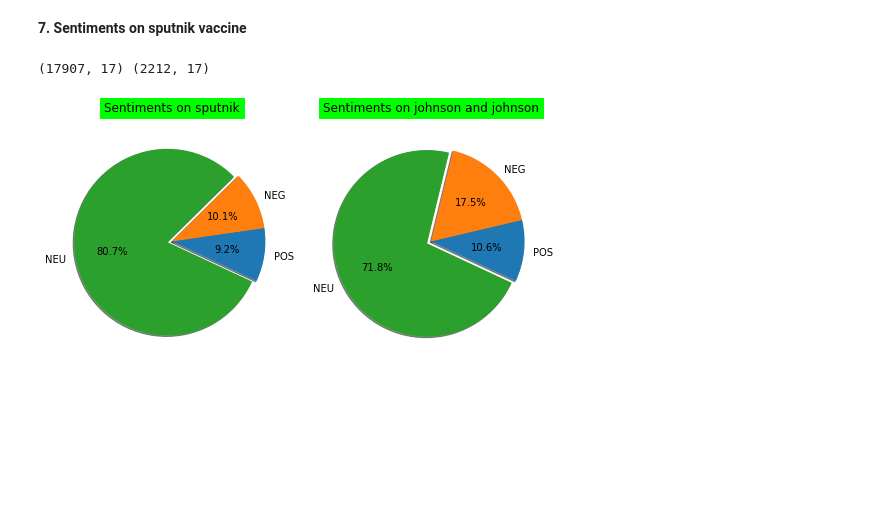
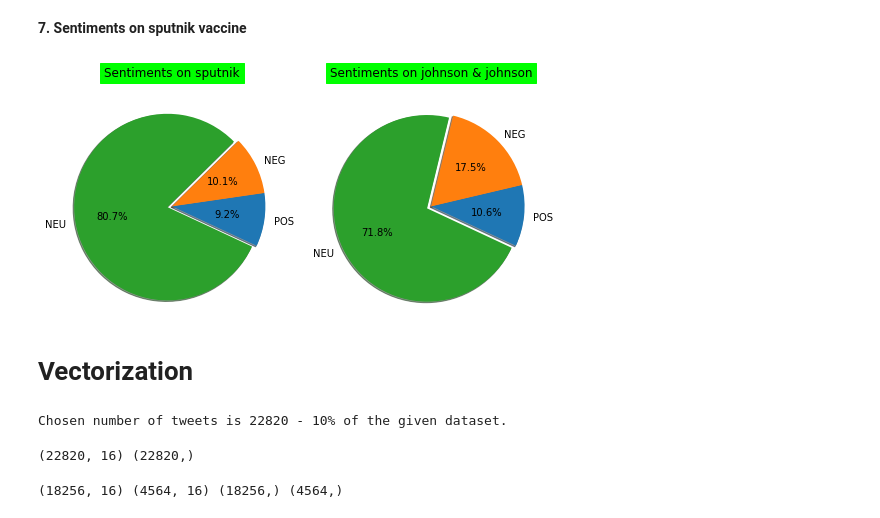
Before and after one commit to EliasEconomou/DataMining1-Sentiment-Analysis, a Jupyter notebook: DataMining1_Sentiment_Analysis.ipynb, the cells around one changed output. Drawn from its saved outputs; the diff is of its cells as text; code cells hidden in the pictures; blank space fills up the shorter version.

Commit message:
vectorization - started svm classifier implementation

```diff
--- a/DataMining1_Sentiment_Analysis.ipynb
+++ b/DataMining1_Sentiment_Analysis.ipynb
@@ -319,40 +321,36 @@ tempDf["text"] = tempDf["text"].str.lower()
 # Search for sub-strings and keep the rows
 df1 = tempDf[tempDf["text"].str.contains("sputnik")]
 df2 = tempDf[tempDf["text"].str.contains("johnson")]
-
-print(df1.shape,df2.shape)
-# %% [output]
-(17907, 17) (2212, 17)
 # %%
 # Count the appearances of sentiments in a dictionary in each df
 sentimentDict1 = {'POS' : 0, 'NEG' : 0, 'NEU' : 0}
 for sentiment in df1["sentiment"]:
   sentimentDict1[sentiment] += 1
 
 sentimentDict2 = {'POS' : 0, 'NEG' : 0, 'NEU' : 0}
 for sentiment in df2["sentiment"]:
   sentimentDict2[sentiment] += 1
 
 labels1 = sentimentDict1.keys()
 sizes1 = sentimentDict1.values()
 labels2 = sentimentDict2.keys()
 sizes2 = sentimentDict2.values()
 explode = [0, 0, 0.09]
 
 fig = plt.figure()
 
 ax1 = fig.add_axes([0, .2, .3, .5], aspect=1)
 ax1.pie(sizes1, labels=labels1, radius = 1.8, autopct='%1.1f%%',
         shadow=True, startangle=-25, explode=explode)
 ax2 = fig.add_axes([.6, .2, .3, .5], aspect=1)
 ax2.pie(sizes2, labels=labels2, radius = 1.8, autopct='%1.1f%%',
         shadow=True, startangle=-25, explode=explode)
 ax1.set_title(label="Sentiments on sputnik",
           pad='65.0',
           backgroundcolor='lime')
-ax2.set_title(label="Sentiments on johnson and johnson",
+ax2.set_title(label="Sentiments on johnson & johnson",
           pad='65.0',
           backgroundcolor='lime')
 plt.show()
 # %% [output]
-[figure, old version]
+[figure, new version]
@@ -360,0 +357,21 @@ df
+# %% [markdown]
+# **Vectorization**
+# %%
+# We'll select a subset from the preprocessed dataframe "df"
+numOfRows = df.shape[0]
+percentage = 10
+subDf = df.iloc[:int(percentage*0.01*numOfRows)]
+print("Chosen number of tweets is {} - {}% of the given dataset.".format(subDf.shape[0], percentage))
+# %% [output]
+Chosen number of tweets is 22820 - 10% of the given dataset.
+# %%
+X, y = subDf.drop(columns = "sentiment"), subDf["sentiment"]
+print(X.shape, y.shape)
+# %% [output]
+(22820, 16) (22820,)
+# %%
+# Split into train/test sets
+X_train, X_test, y_train, y_test = train_test_split(X, y, test_size=0.20, shuffle=False)
+print(X_train.shape, X_test.shape, y_train.shape, y_test.shape)
+# %% [output]
+(18256, 16) (4564, 16) (18256,) (4564,)
```
Also changed, not shown: parts of 22 cells of this notebook.
